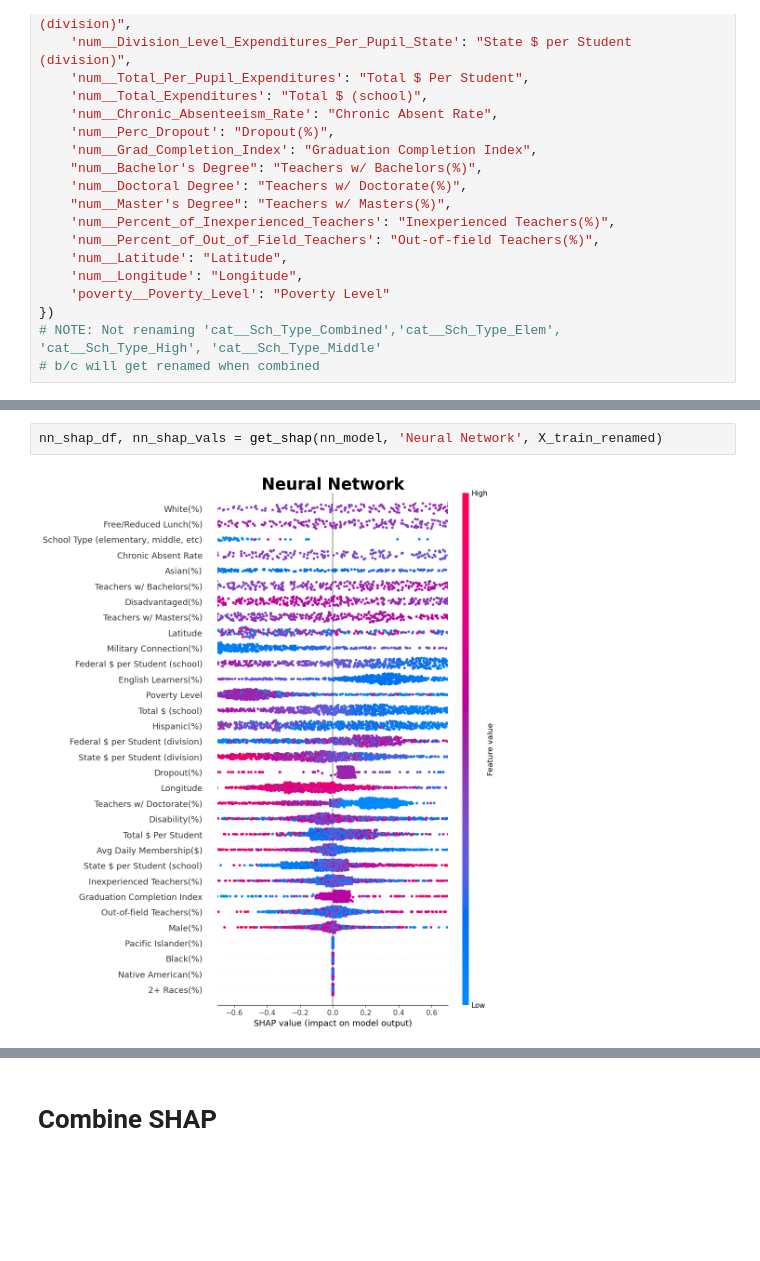
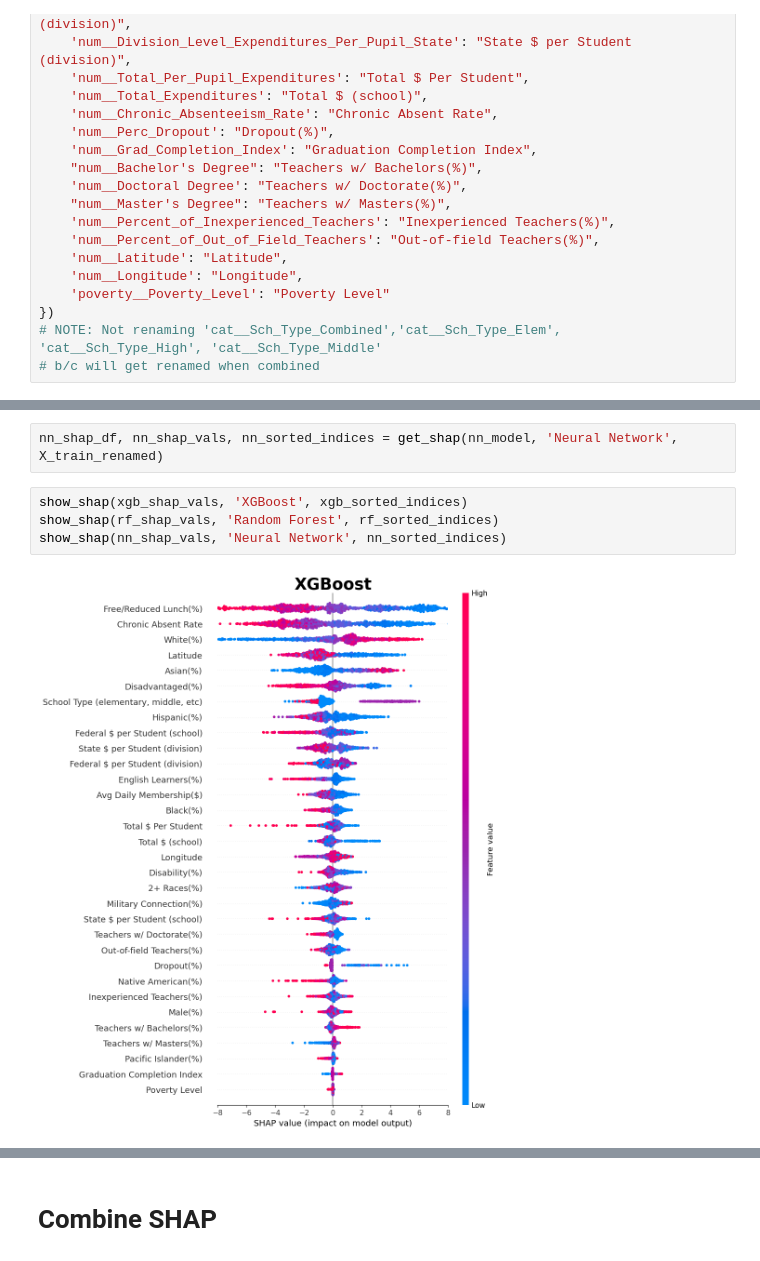
Before and after one commit to AnthonyMatar/ML_Education_Project, a Jupyter notebook: sol_scores.ipynb, the cells around one changed output, grey strips where cells are left out. Drawn from its saved outputs; the diff is of its cells as text; blank space fills up the shorter version.

```diff
--- a/sol_scores.ipynb
+++ b/sol_scores.ipynb
@@ -1036,4 +1035,8 @@ rf_shap_plot, rf_shap_vals = get_shap(rf_model, 'Random Forest', X_train_renamed
 # %%
-nn_shap_df, nn_shap_vals = get_shap(nn_model, 'Neural Network', X_train_renamed)
+nn_shap_df, nn_shap_vals, nn_sorted_indices = get_shap(nn_model, 'Neural Network', X_train_renamed)
-# %% [output]
-[figure, removed]
+# %%
+show_shap(xgb_shap_vals, 'XGBoost', xgb_sorted_indices)
+show_shap(rf_shap_vals, 'Random Forest', rf_sorted_indices)
+show_shap(nn_shap_vals, 'Neural Network', nn_sorted_indices)
+# %% [output]
+[figure, added]
```
Also changed, not shown: parts of 7 cells of this notebook.
